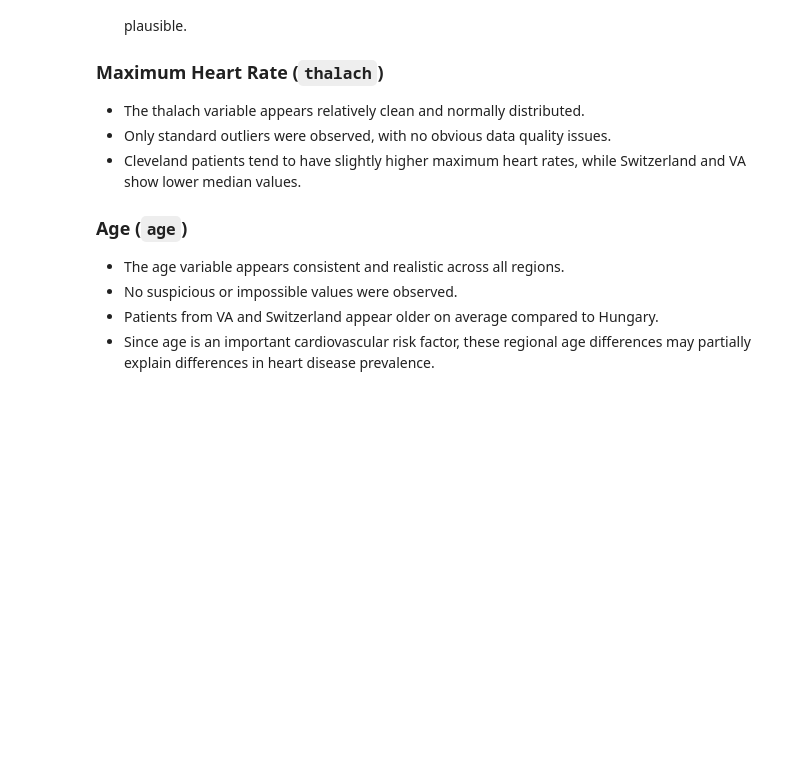
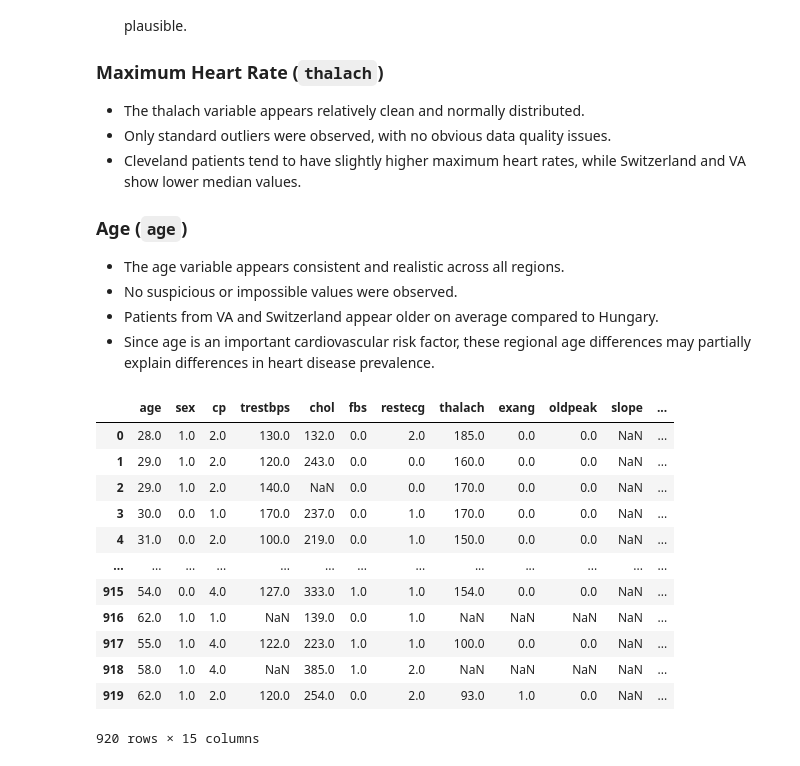
Before and after one commit to JavidNurulu/heart-disease-analysis, a Jupyter notebook: Notebooks/01_data_understanding.ipynb, the cells around one changed output. Drawn from its saved outputs; the diff is of its cells as text; code cells hidden in the pictures; blank space fills up the shorter version.

```diff
--- a/Notebooks/01_data_understanding.ipynb
+++ b/Notebooks/01_data_understanding.ipynb
@@ -377,3 +378,20 @@ sns.boxplot(data=df, x="country", y="age")
 - No suspicious or impossible values were observed.
 - Patients from VA and Switzerland appear older on average compared to Hungary.
 - Since age is an important cardiovascular risk factor, these regional age differences may partially explain differences in heart disease prevalence.
+# %%
+numeric_df = df.select_dtypes(include=np.number)
+numeric_df
+# %% [output]
+|  | age | sex | cp | trestbps | chol | fbs | restecg | thalach | exang | oldpeak | slope | ... |
+| 0 | 28.0 | 1.0 | 2.0 | 130.0 | 132.0 | 0.0 | 2.0 | 185.0 | 0.0 | 0.0 | NaN | ... |
+| 1 | 29.0 | 1.0 | 2.0 | 120.0 | 243.0 | 0.0 | 0.0 | 160.0 | 0.0 | 0.0 | NaN | ... |
+| 2 | 29.0 | 1.0 | 2.0 | 140.0 | NaN | 0.0 | 0.0 | 170.0 | 0.0 | 0.0 | NaN | ... |
+| 3 | 30.0 | 0.0 | 1.0 | 170.0 | 237.0 | 0.0 | 1.0 | 170.0 | 0.0 | 0.0 | NaN | ... |
+| 4 | 31.0 | 0.0 | 2.0 | 100.0 | 219.0 | 0.0 | 1.0 | 150.0 | 0.0 | 0.0 | NaN | ... |
+| ... | ... | ... | ... | ... | ... | ... | ... | ... | ... | ... | ... | ... |
+| 915 | 54.0 | 0.0 | 4.0 | 127.0 | 333.0 | 1.0 | 1.0 | 154.0 | 0.0 | 0.0 | NaN | ... |
+| 916 | 62.0 | 1.0 | 1.0 | NaN | 139.0 | 0.0 | 1.0 | NaN | NaN | NaN | NaN | ... |
+| 917 | 55.0 | 1.0 | 4.0 | 122.0 | 223.0 | 1.0 | 1.0 | 100.0 | 0.0 | 0.0 | NaN | ... |
+| 918 | 58.0 | 1.0 | 4.0 | NaN | 385.0 | 1.0 | 2.0 | NaN | NaN | NaN | NaN | ... |
+| 919 | 62.0 | 1.0 | 2.0 | 120.0 | 254.0 | 0.0 | 2.0 | 93.0 | 1.0 | 0.0 | NaN | ... |
+920 rows × 15 columns
```
Also changed, not shown: parts of 5 cells of this notebook.
